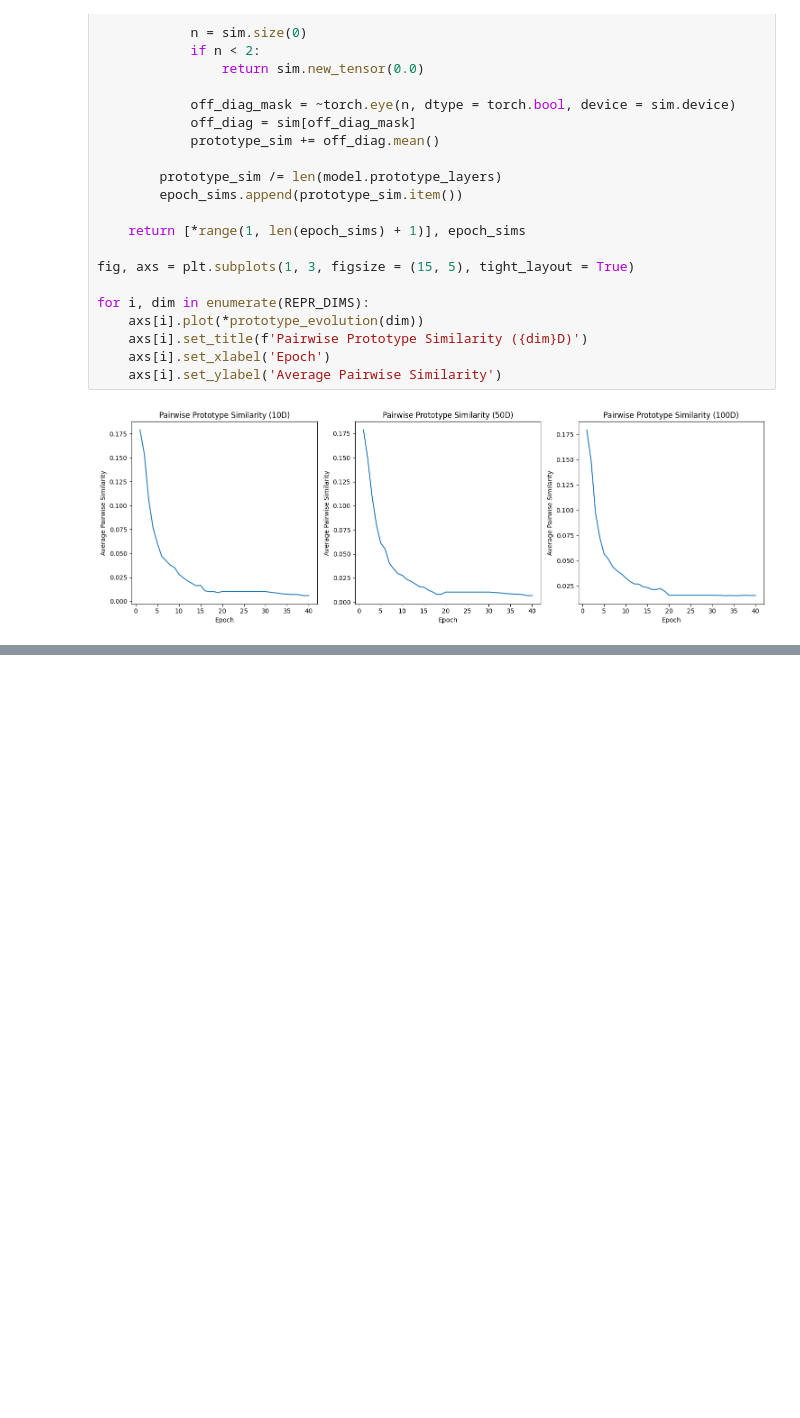
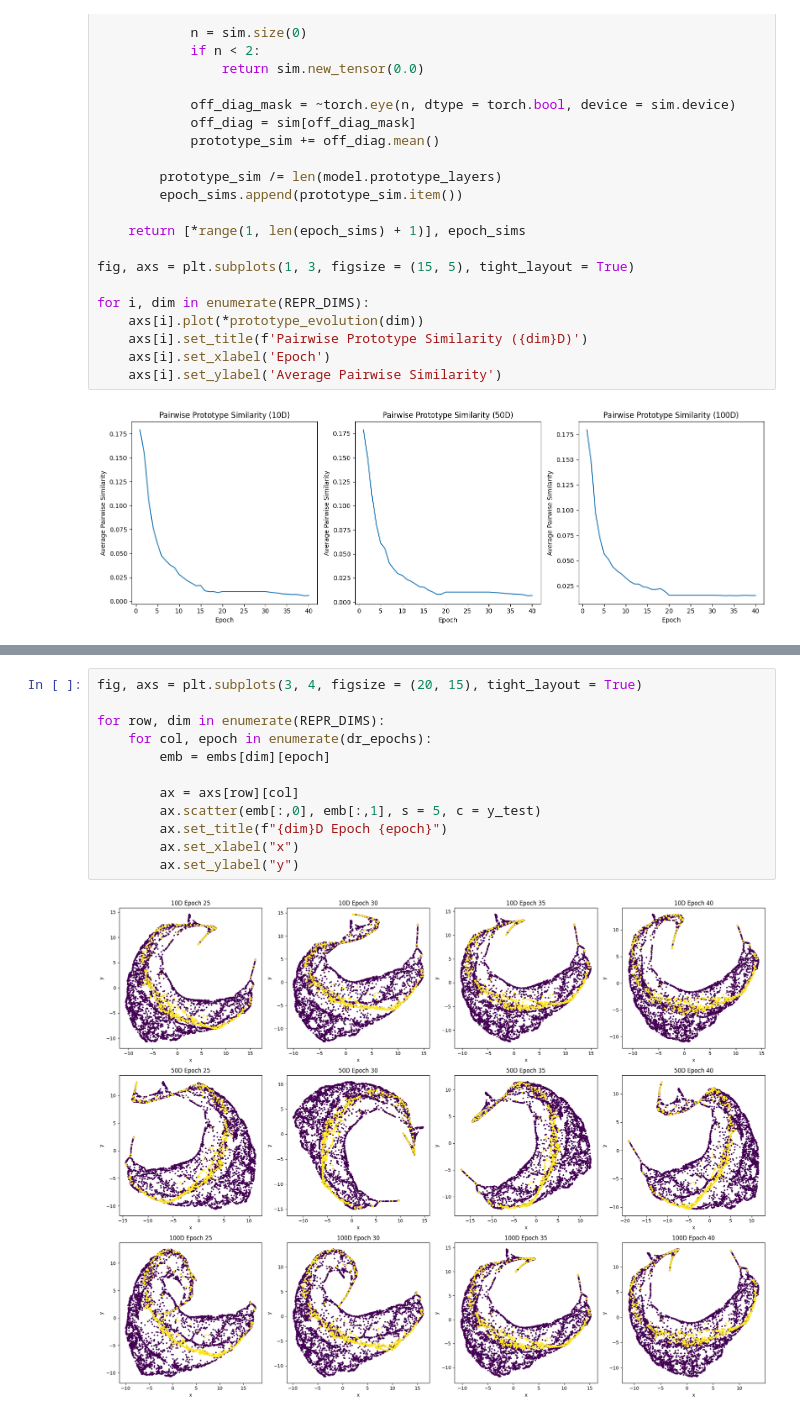
Before and after one commit to haiyan-wang/proto-tsrl, a Jupyter notebook: src/experiments/ppg/ppg_experiments.ipynb, the cells around one changed output, grey strips where cells are left out. Saved outputs shown, nothing was run; the diff lists cells and outputs as text; blank space fills up the shorter version.

```diff
--- a/src/experiments/ppg/ppg_experiments.ipynb
+++ b/src/experiments/ppg/ppg_experiments.ipynb
@@ -476,0 +531,14 @@ for i, dim in enumerate(REPR_DIMS):
+# %%
+fig, axs = plt.subplots(3, 4, figsize = (20, 15), tight_layout = True)
+
+for row, dim in enumerate(REPR_DIMS):
+    for col, epoch in enumerate(dr_epochs):
+        emb = embs[dim][epoch]
+
+        ax = axs[row][col]
+        ax.scatter(emb[:,0], emb[:,1], s = 5, c = y_test)
+        ax.set_title(f"{dim}D Epoch {epoch}")
+        ax.set_xlabel("x")
+        ax.set_ylabel("y")
+# %% [output]
+[figure, added]
```
Also changed, not shown: parts of 4 cells of this notebook.
